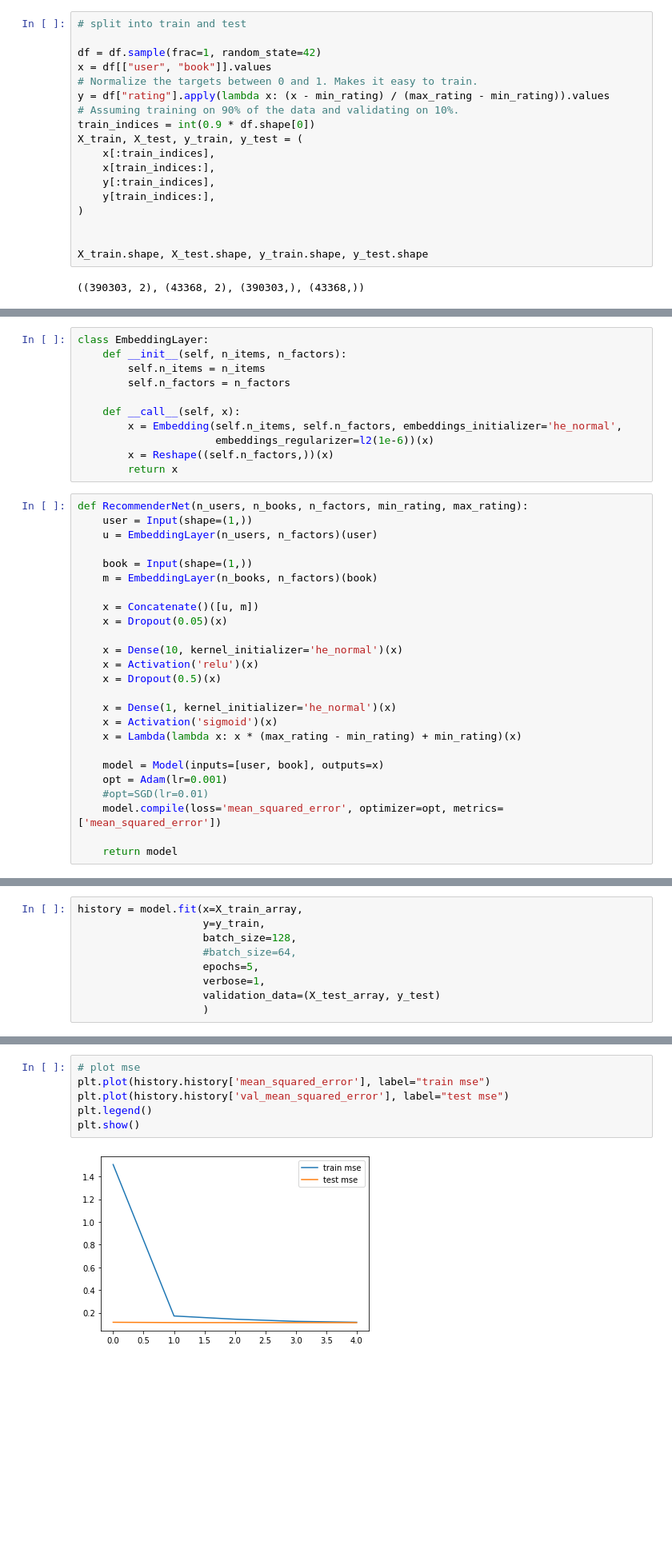
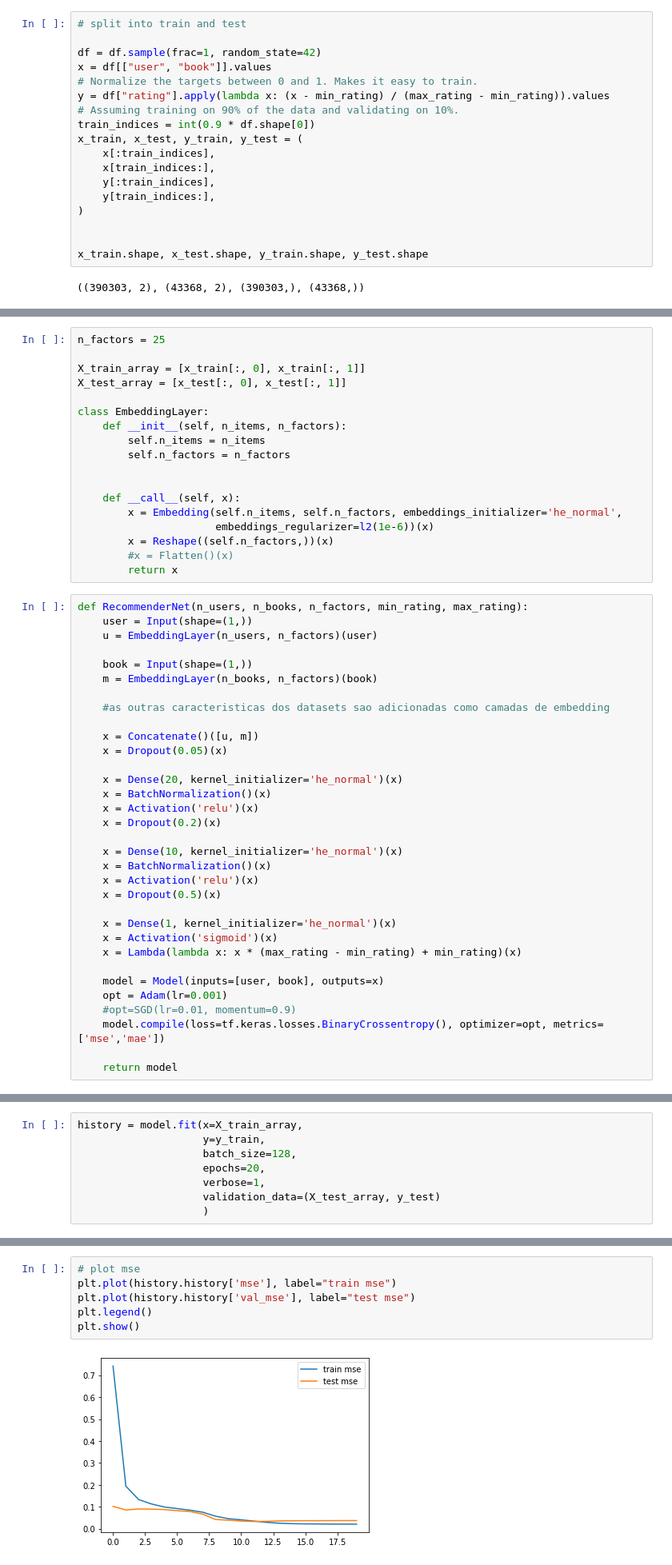
Before and after one commit to brunacmendes/book-recommender-project, a Jupyter notebook: DNN_keras_(versao_2).ipynb, the cells around one changed output, grey strips where cells are left out. Shown at 80% size. Saved outputs shown, nothing was run; the diff lists cells and outputs as text; blank space fills up the shorter version.

```diff
--- a/DNN_keras_(versao_2).ipynb
+++ b/DNN_keras_(versao_2).ipynb
@@ -149,7 +155,7 @@ x = df[["user", "book"]].values
 y = df["rating"].apply(lambda x: (x - min_rating) / (max_rating - min_rating)).values
 # Assuming training on 90% of the data and validating on 10%.
 train_indices = int(0.9 * df.shape[0])
-X_train, X_test, y_train, y_test = (
+x_train, x_test, y_train, y_test = (
     x[:train_indices],
     x[train_indices:],
     y[:train_indices],
@@ -157,6 +163,6 @@ X_train, X_test, y_train, y_test = (
 )
 
 
-X_train.shape, X_test.shape, y_train.shape, y_test.shape
+x_train.shape, x_test.shape, y_train.shape, y_test.shape
 # %% [output]
 ((390303, 2), (43368, 2), (390303,), (43368,))
@@ -177,15 +177,22 @@ from keras.layers.embeddings import Embedding
 from keras.optimizers import Adam, SGD
 from keras.regularizers import l2
 # %%
+n_factors = 25
+
+X_train_array = [x_train[:, 0], x_train[:, 1]]
+X_test_array = [x_test[:, 0], x_test[:, 1]]
+
 class EmbeddingLayer:
     def __init__(self, n_items, n_factors):
         self.n_items = n_items
         self.n_factors = n_factors
 
+
     def __call__(self, x):
         x = Embedding(self.n_items, self.n_factors, embeddings_initializer='he_normal',
                       embeddings_regularizer=l2(1e-6))(x)
         x = Reshape((self.n_factors,))(x)
+        #x = Flatten()(x)
         return x
 # %%
 def RecommenderNet(n_users, n_books, n_factors, min_rating, max_rating):
@@ -195,10 +202,18 @@ def RecommenderNet(n_users, n_books, n_factors, min_rating, max_rating):
     book = Input(shape=(1,))
     m = EmbeddingLayer(n_books, n_factors)(book)
 
+    #as outras caracteristicas dos datasets sao adicionadas como camadas de embedding
+
     x = Concatenate()([u, m])
     x = Dropout(0.05)(x)
 
+    x = Dense(20, kernel_initializer='he_normal')(x)
+    x = BatchNormalization()(x)
+    x = Activation('relu')(x)
+    x = Dropout(0.2)(x)
+
     x = Dense(10, kernel_initializer='he_normal')(x)
+    x = BatchNormalization()(x)
     x = Activation('relu')(x)
     x = Dropout(0.5)(x)
 
@@ -208,8 +223,8 @@ def RecommenderNet(n_users, n_books, n_factors, min_rating, max_rating):
 
     model = Model(inputs=[user, book], outputs=x)
     opt = Adam(lr=0.001)
-    #opt=SGD(lr=0.01)
-    model.compile(loss='mean_squared_error', optimizer=opt, metrics=['mean_squared_error'])
+    #opt=SGD(lr=0.01, momentum=0.9)
+    model.compile(loss=tf.keras.losses.BinaryCrossentropy(), optimizer=opt, metrics=['mse','mae'])
 
     return model
 # %%
@@ -237,8 +252,7 @@ ________________________________________________________________________________
 history = model.fit(x=X_train_array,
                     y=y_train,
                     batch_size=128,
-                    #batch_size=64,
-                    epochs=5,
+                    epochs=20,
                     verbose=1,
                     validation_data=(X_test_array, y_test)
                     )
@@ -264,8 +285,8 @@ plt.show()
 # %%
 # plot mse
-plt.plot(history.history['mean_squared_error'], label="train mse")
-plt.plot(history.history['val_mean_squared_error'], label="test mse")
+plt.plot(history.history['mse'], label="train mse")
+plt.plot(history.history['val_mse'], label="test mse")
 plt.legend()
 plt.show()
 # %% [output]
-[figure, old version]
+[figure, new version]
```
Also changed, not shown: parts of 13 cells of this notebook.
